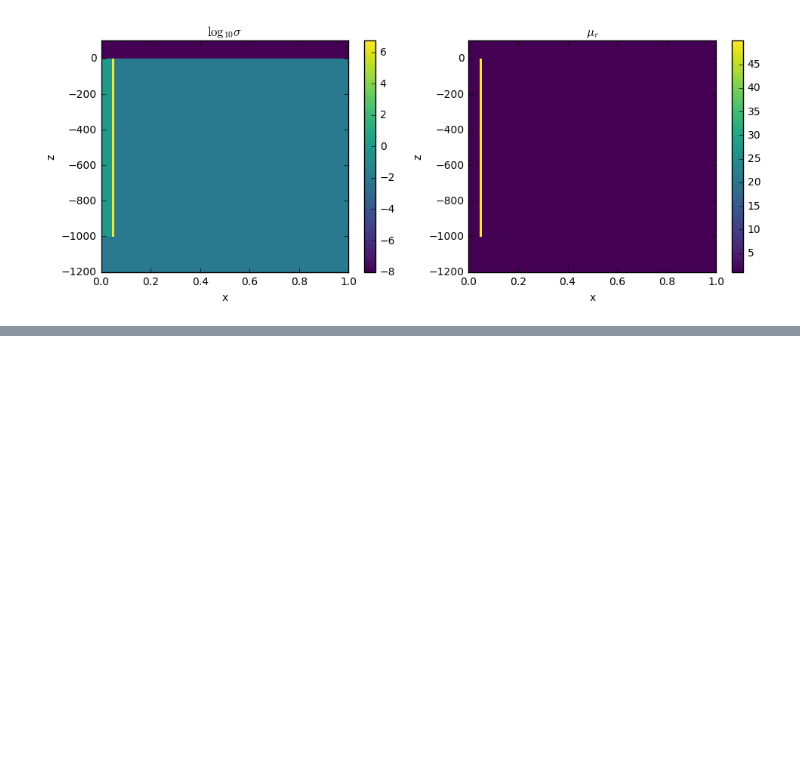
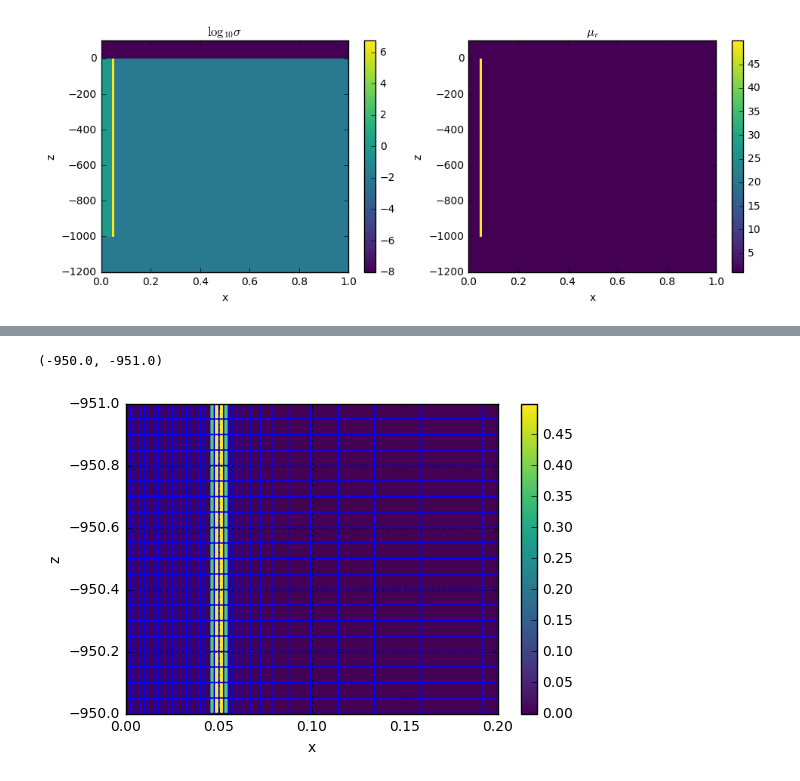
Before and after one commit to simpeg-research/casingSimulations, a Jupyter notebook: Magnetic Permeability Impacts.ipynb, the cells around one changed output, grey strips where cells are left out. Saved outputs shown, nothing was run; the diff lists cells and outputs as text; code cells hidden in the pictures; blank space fills up the shorter version.

```diff
--- a/Magnetic Permeability Impacts.ipynb
+++ b/Magnetic Permeability Impacts.ipynb
@@ -168,0 +377,10 @@ sigma.max()
+# %%
+fig, ax = plt.subplots(1)
+f = mesh.plotImage(mesh.aveF2CC * casing_faces, ax=ax)
+plt.colorbar(f[0])
+mesh.plotGrid(ax=ax)
+ax.set_xlim([0., 0.2])
+ax.set_ylim([-950., -951.])
+# %% [output]
+(-950.0, -951.0)
+[figure, added]
```
Also changed, not shown: parts of 25 cells of this notebook.
